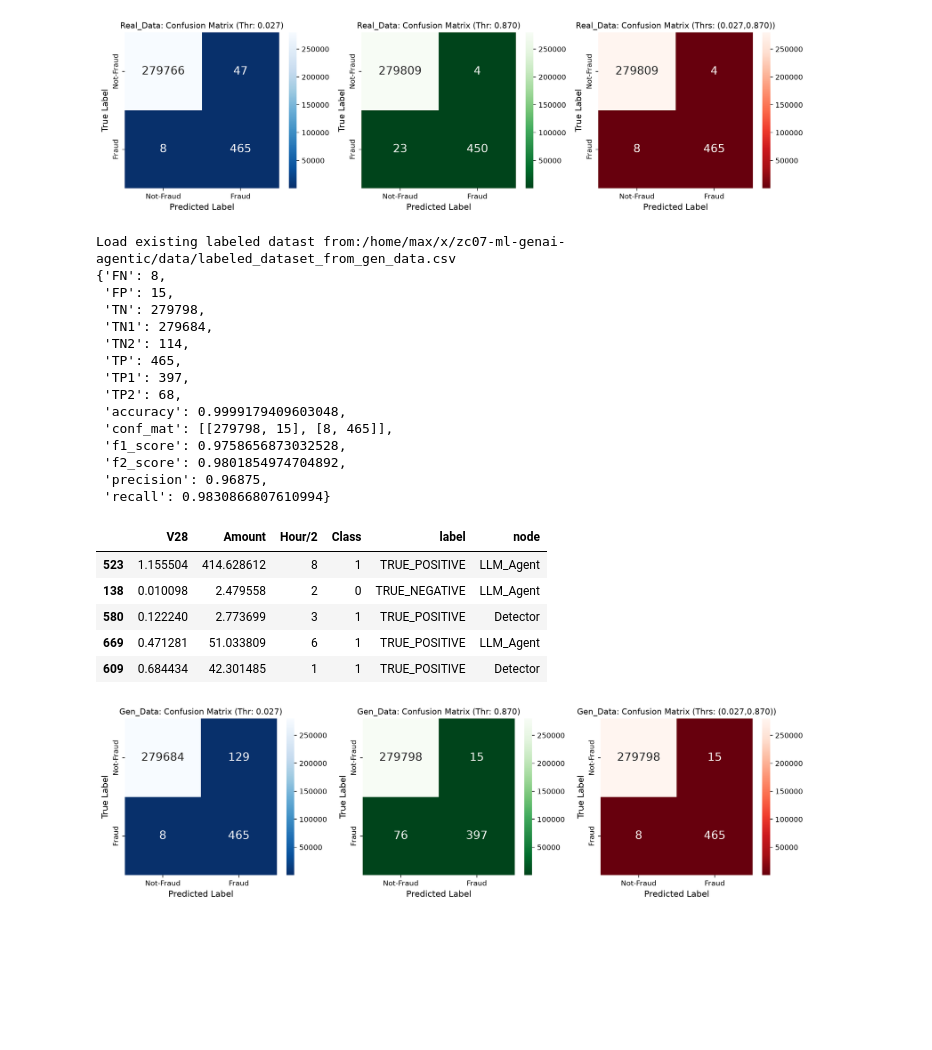
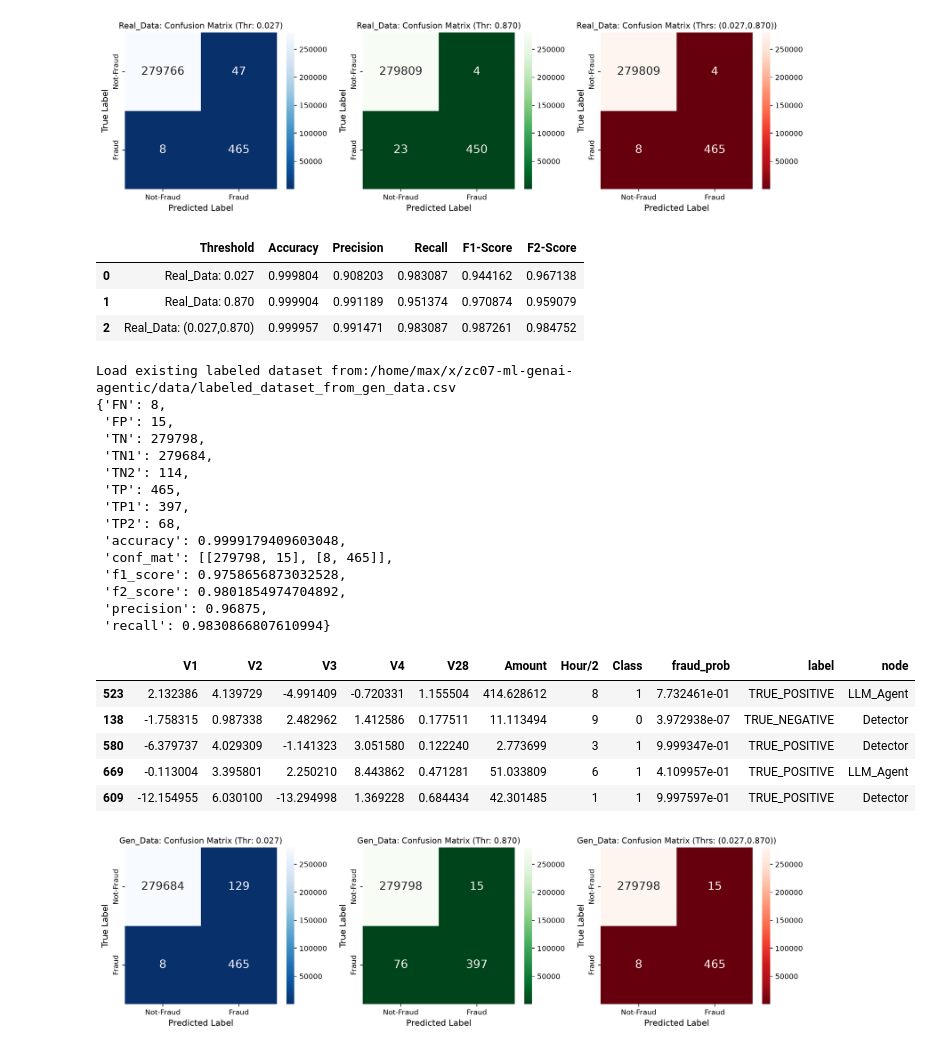
Before and after one commit to umscai/zc07-ml-genai-agentic, a Jupyter notebook: notebook/step3_prepare_data_for_ltm.ipynb, the cells around one changed output. Saved outputs shown, nothing was run; the diff lists cells and outputs as text; code cells hidden in the pictures; blank space fills up the shorter version.

```diff
--- a/notebook/step3_prepare_data_for_ltm.ipynb
+++ b/notebook/step3_prepare_data_for_ltm.ipynb
@@ -366,32 +378,40 @@ plt.tight_layout()
 plt.savefig(settings.IMG_DIR/'dual_thr_conf_mat_real_data', dpi=600)
 # %% [output]
 [figure]
+# %%
+pd.DataFrame([m1,m2,m3])
+# %% [output]
+|  | Threshold | Accuracy | Precision | Recall | F1-Score | F2-Score |
+| 0 | Real_Data: 0.027 | 0.999804 | 0.908203 | 0.983087 | 0.944162 | 0.967138 |
+| 1 | Real_Data: 0.870 | 0.999904 | 0.991189 | 0.951374 | 0.970874 | 0.959079 |
+| 2 | Real_Data: (0.027,0.870) | 0.999957 | 0.991471 | 0.983087 | 0.987261 | 0.984752 |
 # %%
 dffc , info_dicc= ut.get_labeled_dataset_for_ltm_db(clf_model, dfc, dual_th['tau_low'], dual_th['tau_high'], 'gen_data')
 pprint.pprint(info_dicc)
-dffc.iloc[:,-6:].sample(5)
+#dffc.iloc[:,-6:].sample(5)
+dffc.iloc[:, np.r_[:4, -7:0]].sample(5)
 # %% [output]
-Load existing labeled datast from:/home/max/x/zc07-ml-genai-agentic/data/labeled_dataset_from_gen_data.csv
+Load existing labeled dataset from:/home/max/x/zc07-ml-genai-agentic/data/labeled_dataset_from_gen_data.csv
 {'FN': 8,
  'FP': 15,
  'TN': 279798,
  'TN1': 279684,
  'TN2': 114,
  'TP': 465,
  'TP1': 397,
  'TP2': 68,
  'accuracy': 0.9999179409603048,
  'conf_mat': [[279798, 15], [8, 465]],
  'f1_score': 0.9758656873032528,
  'f2_score': 0.9801854974704892,
  'precision': 0.96875,
  'recall': 0.9830866807610994}
-|  | V28 | Amount | Hour/2 | Class | label | node |
-| 523 | 1.155504 | 414.628612 | 8 | 1 | TRUE_POSITIVE | LLM_Agent |
-| 138 | 0.010098 | 2.479558 | 2 | 0 | TRUE_NEGATIVE | LLM_Agent |
-| 580 | 0.122240 | 2.773699 | 3 | 1 | TRUE_POSITIVE | Detector |
-| 669 | 0.471281 | 51.033809 | 6 | 1 | TRUE_POSITIVE | LLM_Agent |
-| 609 | 0.684434 | 42.301485 | 1 | 1 | TRUE_POSITIVE | Detector |
+|  | V1 | V2 | V3 | V4 | V28 | Amount | Hour/2 | Class | fraud_prob | label | node |
+| 523 | 2.132386 | 4.139729 | -4.991409 | -0.720331 | 1.155504 | 414.628612 | 8 | 1 | 7.732461e-01 | TRUE_POSITIVE | LLM_Agent |
+| 138 | -1.758315 | 0.987338 | 2.482962 | 1.412586 | 0.177511 | 11.113494 | 9 | 0 | 3.972938e-07 | TRUE_NEGATIVE | Detector |
+| 580 | -6.379737 | 4.029309 | -1.141323 | 3.051580 | 0.122240 | 2.773699 | 3 | 1 | 9.999347e-01 | TRUE_POSITIVE | Detector |
+| 669 | -0.113004 | 3.395801 | 2.250210 | 8.443862 | 0.471281 | 51.033809 | 6 | 1 | 4.109957e-01 | TRUE_POSITIVE | LLM_Agent |
+| 609 | -12.154955 | 6.030100 | -13.294998 | 1.369228 | 0.684434 | 42.301485 | 1 | 1 | 9.997597e-01 | TRUE_POSITIVE | Detector |
 # %%
 fig, axs=plt.subplots(1,3,figsize=(14, 4))
 sns_cmaps=['Blues_r','Greens_r', 'Reds_r']
```
Also changed, not shown: parts of 9 cells of this notebook, 11 other files.
